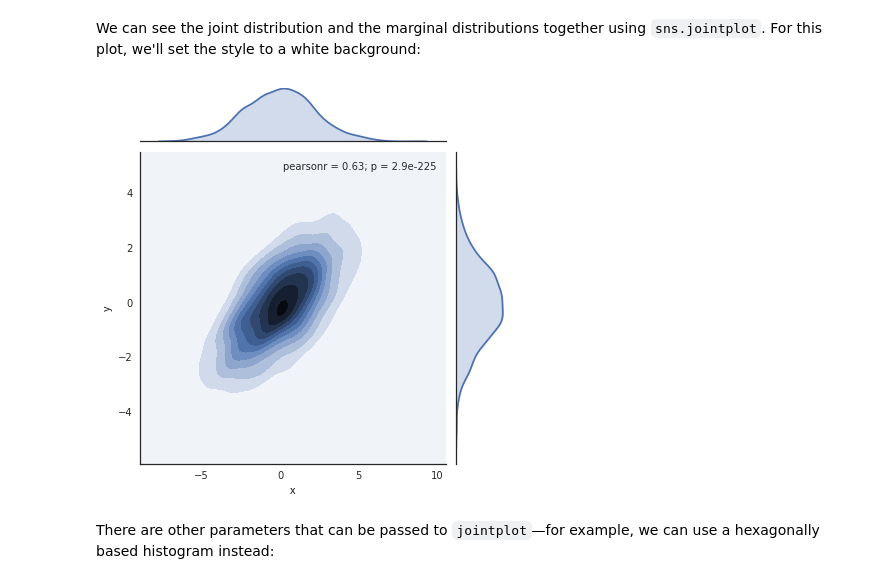
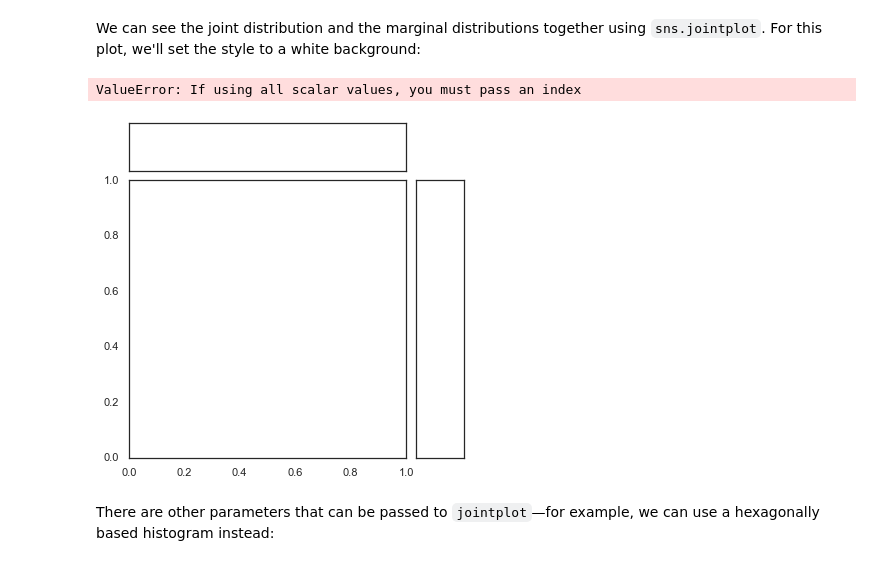
Before and after one commit to reichn/Quantitative_Investment, a Jupyter notebook: seaborn/04.14-Visualization-With-Seaborn.ipynb, the cells around one changed output. Cells and saved outputs as stored; diff of their text form; code cells hidden in the pictures.

```diff
--- a/seaborn/04.14-Visualization-With-Seaborn.ipynb
+++ b/seaborn/04.14-Visualization-With-Seaborn.ipynb
@@ -117,9 +117,10 @@ We can see the joint distribution and the marginal distributions together using
 For this plot, we'll set the style to a white background:
 # %%
 with sns.axes_style('white'):
-    sns.jointplot("x", "y", data, kind='kde');
+    sns.jointplot(data, kind='kde');
 # %% [output]
+ValueError: If using all scalar values, you must pass an index
-[figure, old version]
+[figure, new version]
 # %% [markdown]
 There are other parameters that can be passed to ``jointplot``—for example, we can use a hexagonally based histogram instead:
 # %%
```
Also changed, not shown: parts of 3 cells of this notebook, 3 other files.
